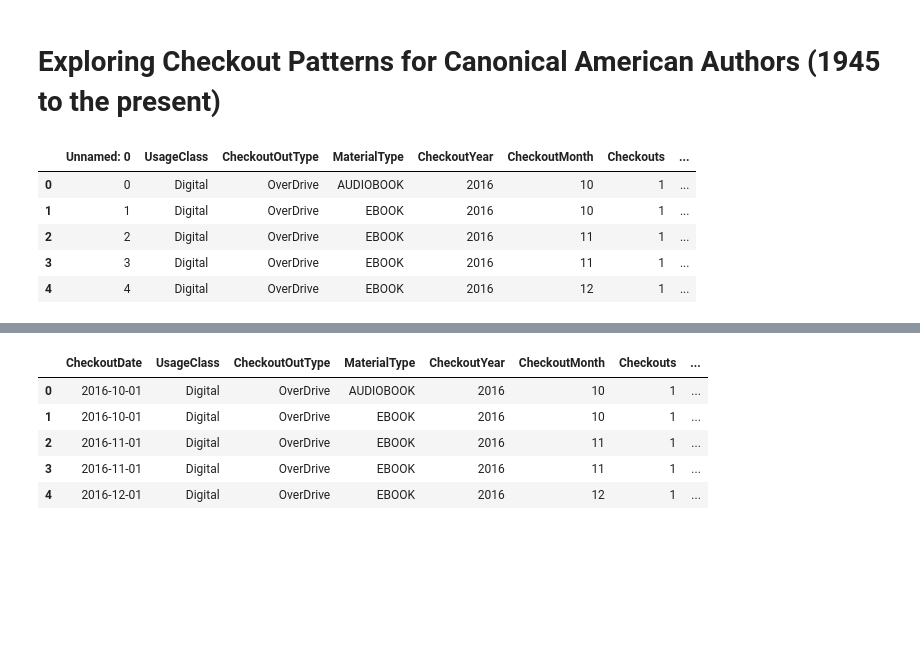
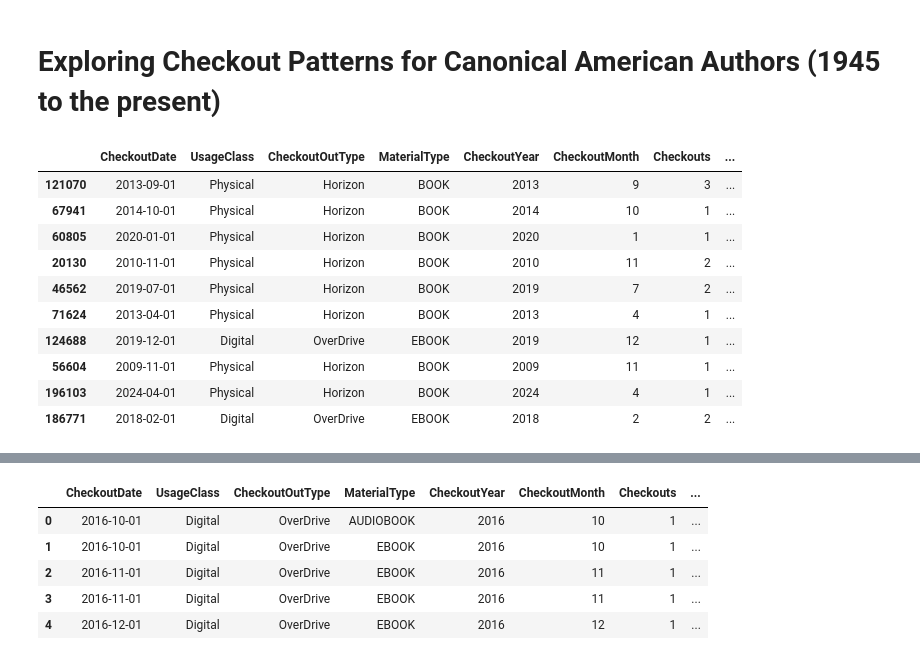
Before and after one commit to melaniewalsh/whats-seattle-reading, a Jupyter notebook: notebooks/spl-norton.ipynb, the cells around one changed output, grey strips where cells are left out. Drawn from its saved outputs; the diff is of its cells as text; code cells hidden in the pictures; blank space fills up the shorter version.

```diff
--- a/notebooks/spl-norton.ipynb
+++ b/notebooks/spl-norton.ipynb
@@ -4,12 +4,3 @@
 import pandas as pd
 # %%
 spl_df = pd.read_csv("https://seattle-library-checkout-data.s3.us-west-2.amazonaws.com/norton-anthology_spl-checkouts_2005-2025.csv")
-# %%
-spl_df.head()
-# %% [output]
-|  | Unnamed: 0 | UsageClass | CheckoutOutType | MaterialType | CheckoutYear | CheckoutMonth | Checkouts | ... |
-| 0 | 0 | Digital | OverDrive | AUDIOBOOK | 2016 | 10 | 1 | ... |
-| 1 | 1 | Digital | OverDrive | EBOOK | 2016 | 10 | 1 | ... |
-| 2 | 2 | Digital | OverDrive | EBOOK | 2016 | 11 | 1 | ... |
-| 3 | 3 | Digital | OverDrive | EBOOK | 2016 | 11 | 1 | ... |
-| 4 | 4 | Digital | OverDrive | EBOOK | 2016 | 12 | 1 | ... |
@@ -16,3 +9,17 @@ spl_df.head()
+# %%
+spl_df.sample(10)
+# %% [output]
+|  | CheckoutDate | UsageClass | CheckoutOutType | MaterialType | CheckoutYear | CheckoutMonth | Checkouts | ... |
+| 121070 | 2013-09-01 | Physical | Horizon | BOOK | 2013 | 9 | 3 | ... |
+| 67941 | 2014-10-01 | Physical | Horizon | BOOK | 2014 | 10 | 1 | ... |
+| 60805 | 2020-01-01 | Physical | Horizon | BOOK | 2020 | 1 | 1 | ... |
+| 20130 | 2010-11-01 | Physical | Horizon | BOOK | 2010 | 11 | 2 | ... |
+| 46562 | 2019-07-01 | Physical | Horizon | BOOK | 2019 | 7 | 2 | ... |
+| 71624 | 2013-04-01 | Physical | Horizon | BOOK | 2013 | 4 | 1 | ... |
+| 124688 | 2019-12-01 | Digital | OverDrive | EBOOK | 2019 | 12 | 1 | ... |
+| 56604 | 2009-11-01 | Physical | Horizon | BOOK | 2009 | 11 | 1 | ... |
+| 196103 | 2024-04-01 | Physical | Horizon | BOOK | 2024 | 4 | 1 | ... |
+| 186771 | 2018-02-01 | Digital | OverDrive | EBOOK | 2018 | 2 | 2 | ... |
 # %%
 spl_df["CheckoutDate"] = pd.to_datetime(
     dict(year=spl_df["CheckoutYear"], month=spl_df["CheckoutMonth"], day=1)
```
Also changed, not shown: parts of 5 cells of this notebook, 12 other files.
